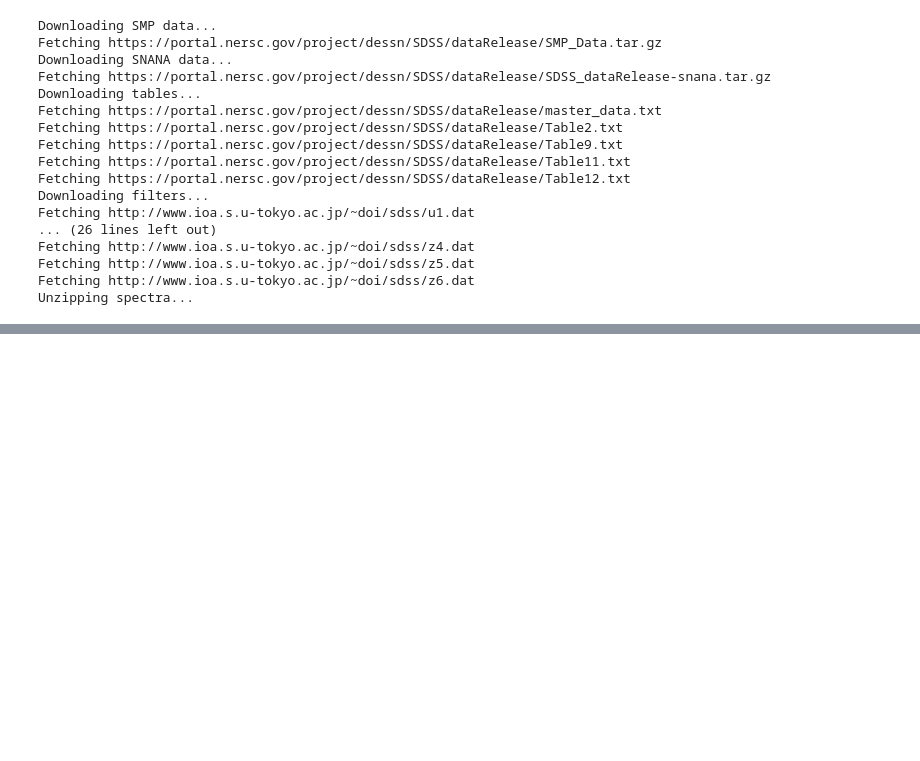
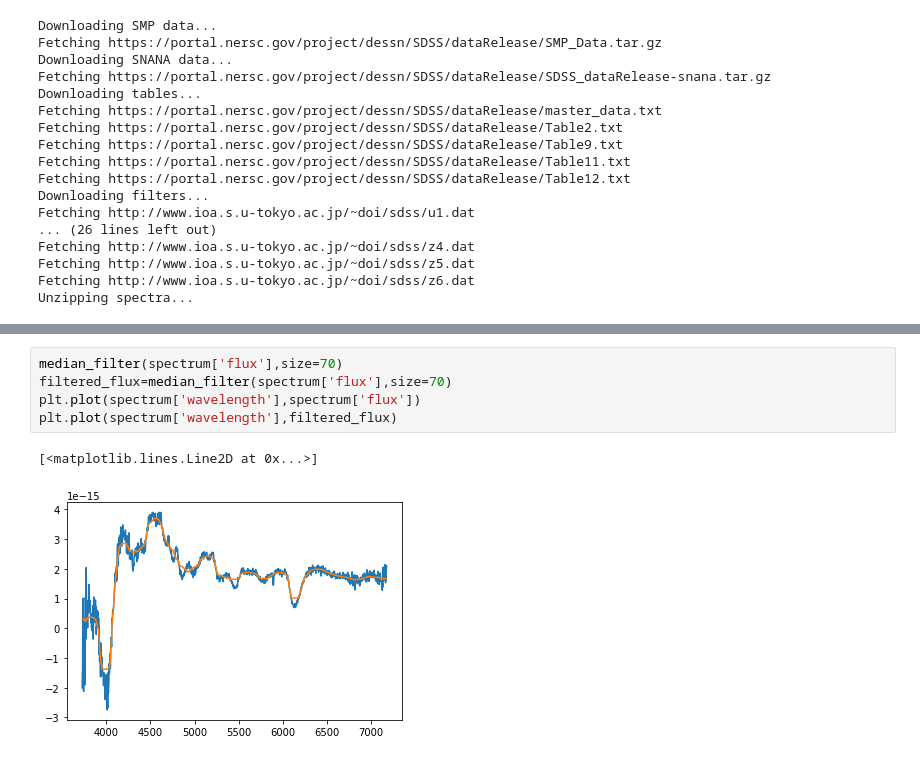
Before and after one commit to mwvgroup/SN-Spectral-Evolution, a Jupyter notebook: spectral_filtering.ipynb, the cells around one changed output, grey strips where cells are left out. Saved outputs shown, nothing was run; the diff lists cells and outputs as text; blank space fills up the shorter version.

```diff
--- a/spectral_filtering.ipynb
+++ b/spectral_filtering.ipynb
@@ -51,0 +113,8 @@ Unzipping spectra...
+# %%
+median_filter(spectrum['flux'],size=70)
+filtered_flux=median_filter(spectrum['flux'],size=70)
+plt.plot(spectrum['wavelength'],spectrum['flux'])
+plt.plot(spectrum['wavelength'],filtered_flux)
+# %% [output]
+[<matplotlib.lines.Line2D at 0x...>]
+[figure, added]
```
Also changed, not shown: parts of 17 cells of this notebook.
